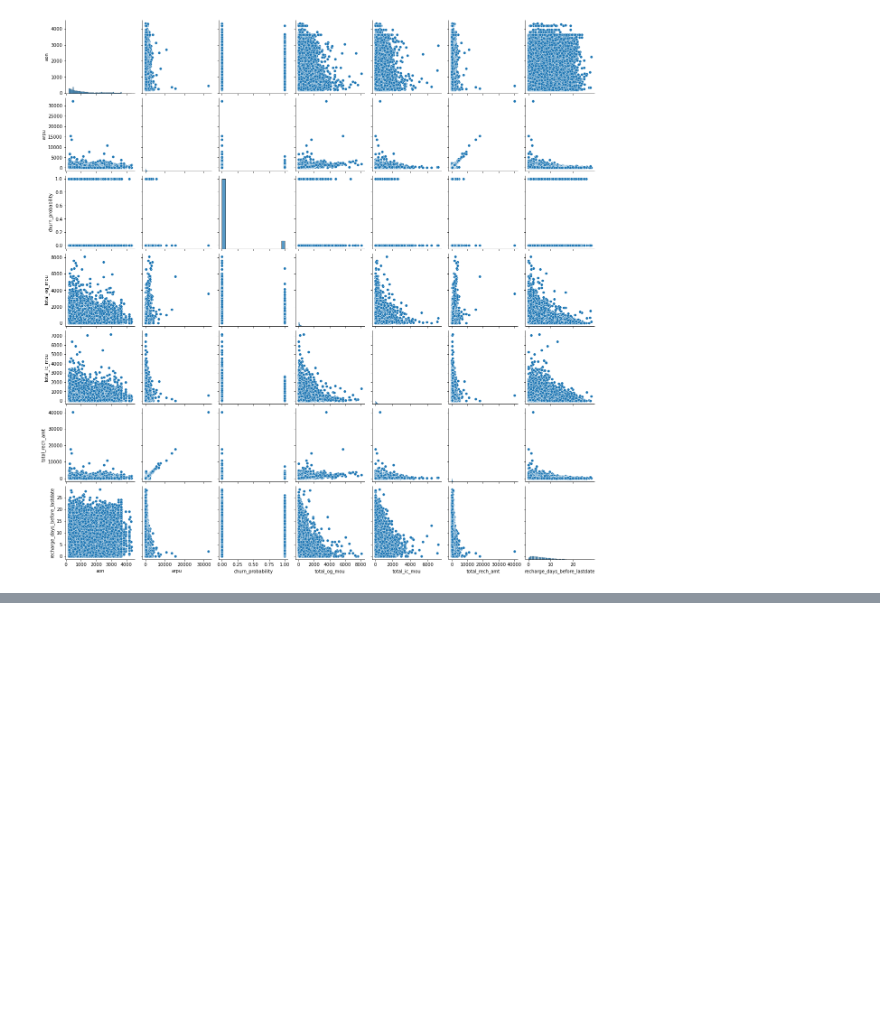
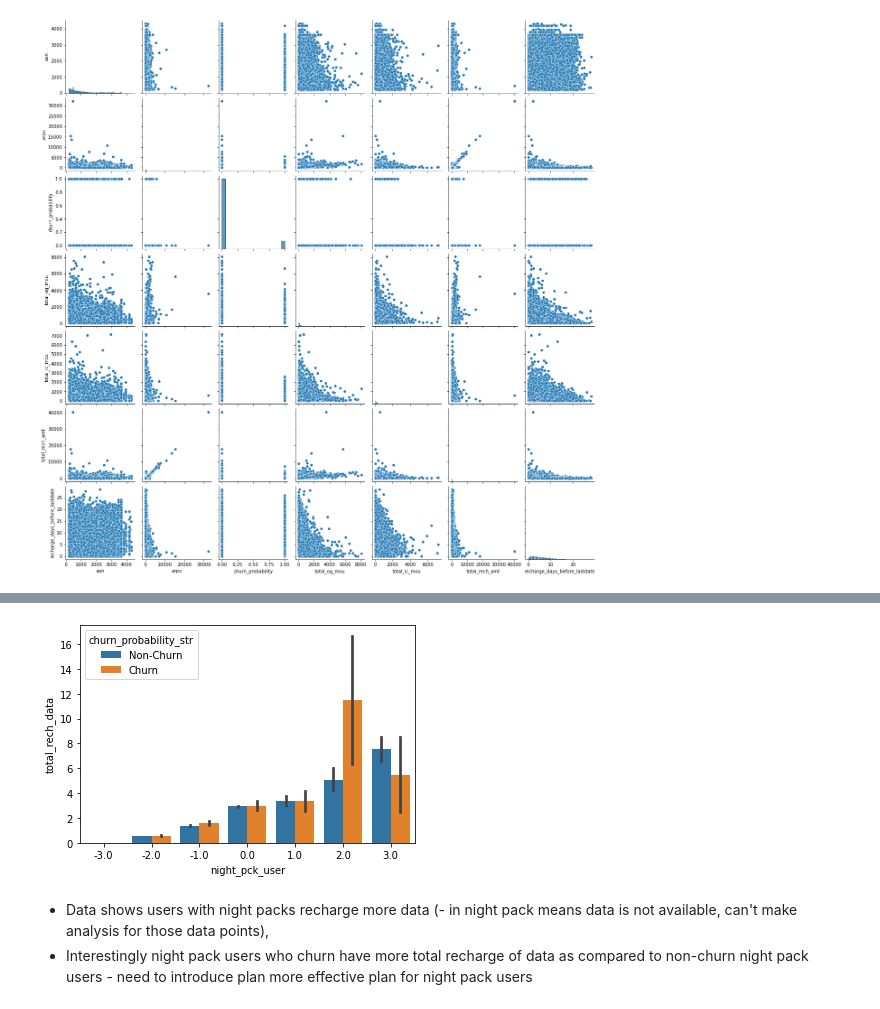
Before and after one commit to karthickchetti/Telecom_Churn_Prediction, a Jupyter notebook: Prediction.ipynb, the cells around one changed output, grey strips where cells are left out. Drawn from its saved outputs; the diff is of its cells as text; code cells hidden in the pictures; blank space fills up the shorter version.

```diff
--- a/Prediction.ipynb
+++ b/Prediction.ipynb
@@ -277,0 +354,9 @@ plt.show()
+# %%
+#Data v/s night pack
+sns.barplot(data=data_eda,x="night_pck_user",y="total_rech_data",hue="churn_probability_str")
+plt.show()
+# %% [output]
+[figure, added]
+# %% [markdown]
+- Data shows users with night packs recharge more data (- in night pack means data is not available, can't make analysis for those data points),
+- Interestingly night pack users who churn have more total recharge of data as compared to non-churn night pack users - need to introduce plan more effective plan for night pack users
```
Also changed, not shown: parts of 13 cells of this notebook.
